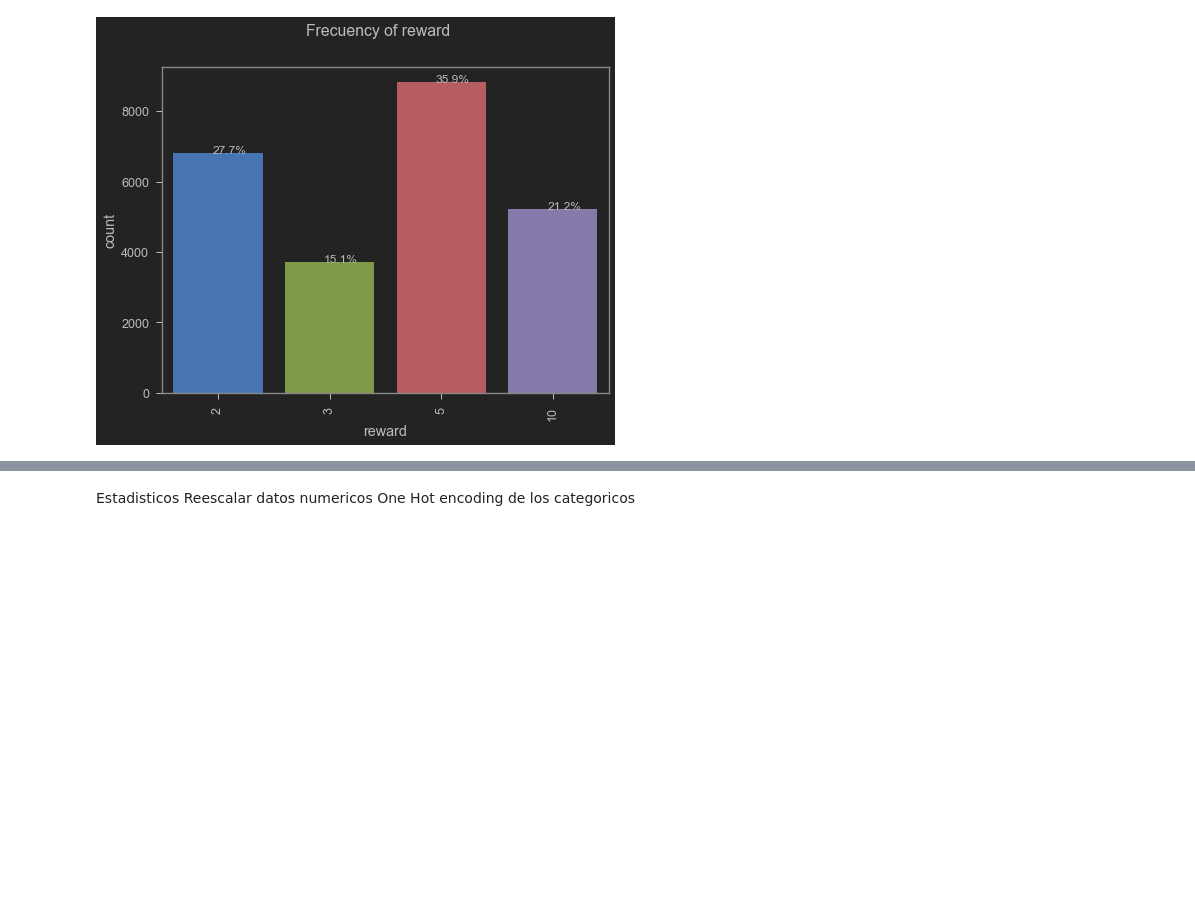
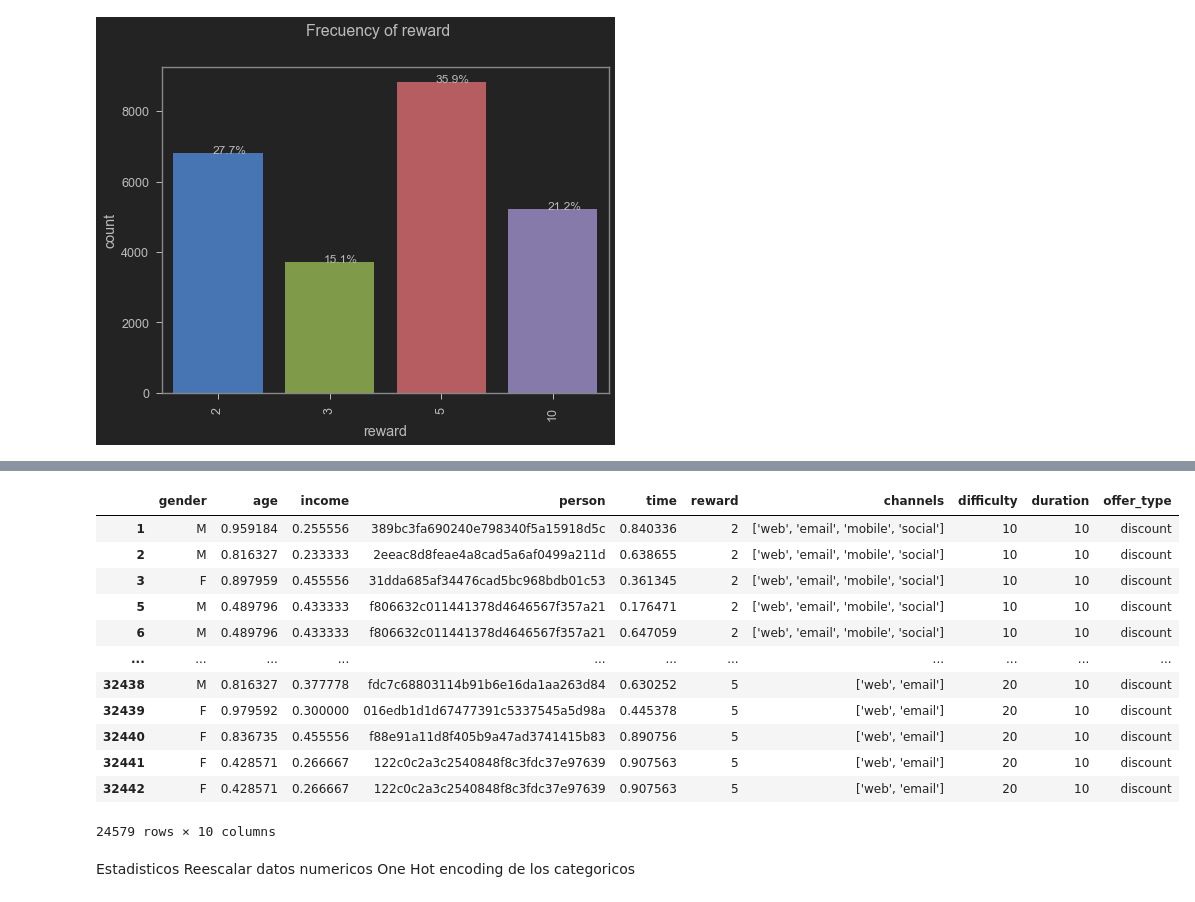
Before and after one commit to cbarros7/ml_engineer_nanodegree, a Jupyter notebook: capstone_project/Starbucks_Capstone_notebook.ipynb, the cells around one changed output, grey strips where cells are left out. Drawn from its saved outputs; the diff is of its cells as text; code cells hidden in the pictures; blank space fills up the shorter version.

```diff
--- a/capstone_project/Starbucks_Capstone_notebook.ipynb
+++ b/capstone_project/Starbucks_Capstone_notebook.ipynb
@@ -467,0 +547,17 @@ for i, col in enumerate(numeric_columns.columns):
+# %%
+data_transform = helpers.preprocessing_data(final_dataset)
+data_transform
+# %% [output]
+|  | gender | age | income | person | time | reward | channels | difficulty | duration | offer_type |
+| 1 | M | 0.959184 | 0.255556 | 389bc3fa690240e798340f5a15918d5c | 0.840336 | 2 | ['web', 'email', 'mobile', 'social'] | 10 | 10 | discount |
+| 2 | M | 0.816327 | 0.233333 | 2eeac8d8feae4a8cad5a6af0499a211d | 0.638655 | 2 | ['web', 'email', 'mobile', 'social'] | 10 | 10 | discount |
+| 3 | F | 0.897959 | 0.455556 | 31dda685af34476cad5bc968bdb01c53 | 0.361345 | 2 | ['web', 'email', 'mobile', 'social'] | 10 | 10 | discount |
+| 5 | M | 0.489796 | 0.433333 | f806632c011441378d4646567f357a21 | 0.176471 | 2 | ['web', 'email', 'mobile', 'social'] | 10 | 10 | discount |
+| 6 | M | 0.489796 | 0.433333 | f806632c011441378d4646567f357a21 | 0.647059 | 2 | ['web', 'email', 'mobile', 'social'] | 10 | 10 | discount |
+| ... | ... | ... | ... | ... | ... | ... | ... | ... | ... | ... |
+| 32438 | M | 0.816327 | 0.377778 | fdc7c68803114b91b6e16da1aa263d84 | 0.630252 | 5 | ['web', 'email'] | 20 | 10 | discount |
+| 32439 | F | 0.979592 | 0.300000 | 016edb1d1d67477391c5337545a5d98a | 0.445378 | 5 | ['web', 'email'] | 20 | 10 | discount |
+| 32440 | F | 0.836735 | 0.455556 | f88e91a11d8f405b9a47ad3741415b83 | 0.890756 | 5 | ['web', 'email'] | 20 | 10 | discount |
+| 32441 | F | 0.428571 | 0.266667 | 122c0c2a3c2540848f8c3fdc37e97639 | 0.907563 | 5 | ['web', 'email'] | 20 | 10 | discount |
+| 32442 | F | 0.428571 | 0.266667 | 122c0c2a3c2540848f8c3fdc37e97639 | 0.907563 | 5 | ['web', 'email'] | 20 | 10 | discount |
+24579 rows × 10 columns
```
Also changed, not shown: parts of 22 cells of this notebook.
